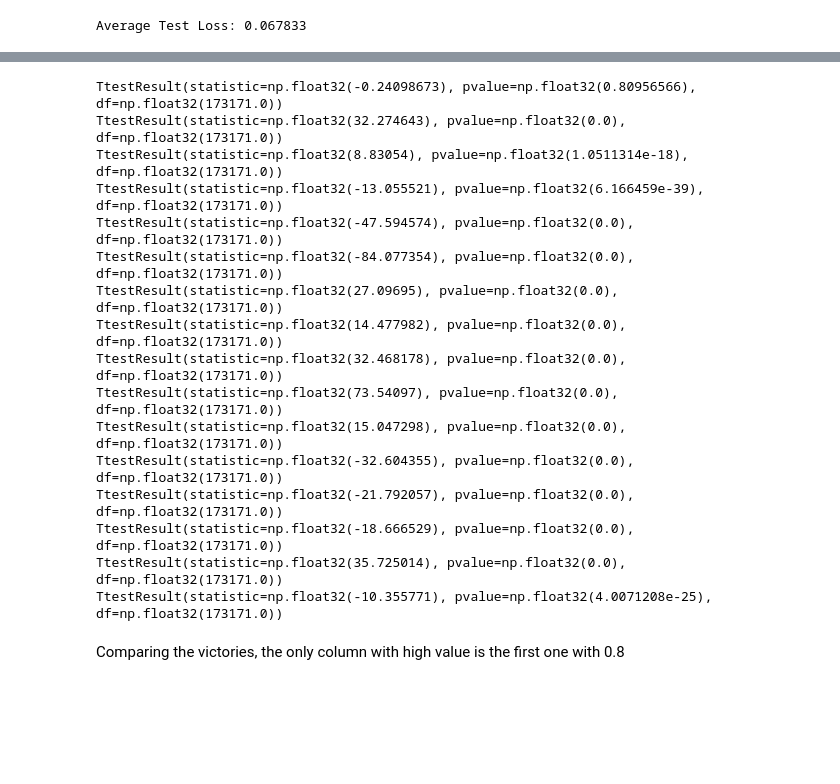
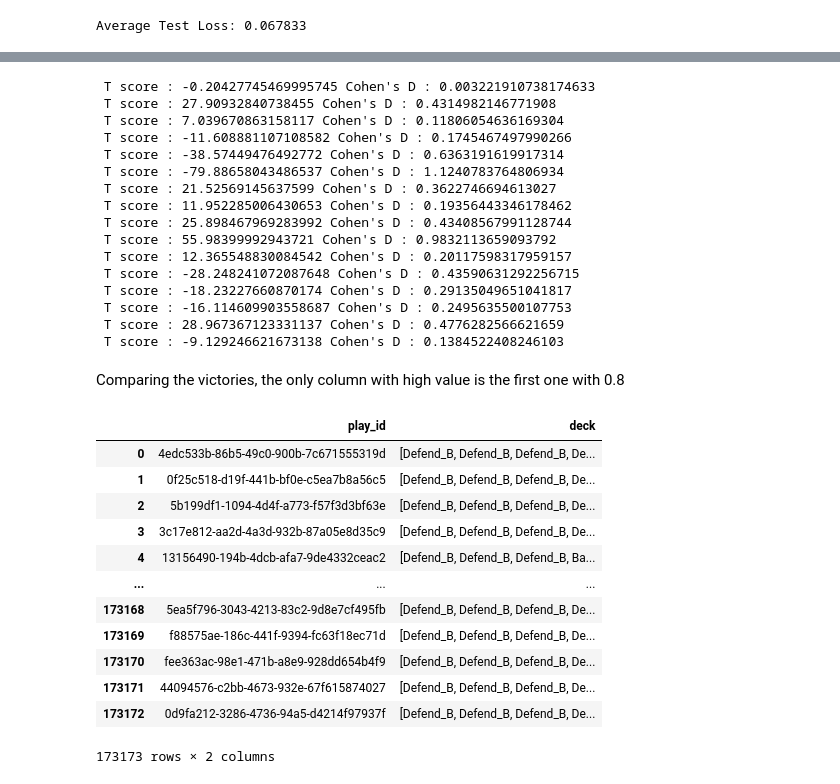
Before and after one commit to snikenbusper/slay-the-spire-defect-card-drafting, a Jupyter notebook: Analysis.ipynb, the cells around one changed output, grey strips where cells are left out. Drawn from its saved outputs; the diff is of its cells as text; code cells hidden in the pictures; blank space fills up the shorter version.

```diff
--- a/Analysis.ipynb
+++ b/Analysis.ipynb
@@ -744,26 +769,42 @@ Most the actual pearson correlation are also close to 0, with only 3 columns bei
 # %%
 for i in range(16):
-    print(stat.ttest_ind(
+    t = pg.ttest(
         auto_encoded_df.loc[auto_encoded_df['victory']==True,i],
         auto_encoded_df.loc[auto_encoded_df['victory']==False,i]
         )
-    )
+    print(f" T score : {t['T'].values[0]} Cohen's D : {t['cohen-d'].values[0]}")
 # %% [output]
-TtestResult(statistic=np.float32(-0.24098673), pvalue=np.float32(0.80956566), df=np.float32(173171.0))
-TtestResult(statistic=np.float32(32.274643), pvalue=np.float32(0.0), df=np.float32(173171.0))
-TtestResult(statistic=np.float32(8.83054), pvalue=np.float32(1.0511314e-18), df=np.float32(173171.0))
-TtestResult(statistic=np.float32(-13.055521), pvalue=np.float32(6.166459e-39), df=np.float32(173171.0))
-TtestResult(statistic=np.float32(-47.594574), pvalue=np.float32(0.0), df=np.float32(173171.0))
-TtestResult(statistic=np.float32(-84.077354), pvalue=np.float32(0.0), df=np.float32(173171.0))
-TtestResult(statistic=np.float32(27.09695), pvalue=np.float32(0.0), df=np.float32(173171.0))
-TtestResult(statistic=np.float32(14.477982), pvalue=np.float32(0.0), df=np.float32(173171.0))
-TtestResult(statistic=np.float32(32.468178), pvalue=np.float32(0.0), df=np.float32(173171.0))
-TtestResult(statistic=np.float32(73.54097), pvalue=np.float32(0.0), df=np.float32(173171.0))
-TtestResult(statistic=np.float32(15.047298), pvalue=np.float32(0.0), df=np.float32(173171.0))
-TtestResult(statistic=np.float32(-32.604355), pvalue=np.float32(0.0), df=np.float32(173171.0))
-TtestResult(statistic=np.float32(-21.792057), pvalue=np.float32(0.0), df=np.float32(173171.0))
-TtestResult(statistic=np.float32(-18.666529), pvalue=np.float32(0.0), df=np.float32(173171.0))
-TtestResult(statistic=np.float32(35.725014), pvalue=np.float32(0.0), df=np.float32(173171.0))
-TtestResult(statistic=np.float32(-10.355771), pvalue=np.float32(4.0071208e-25), df=np.float32(173171.0))
+ T score : -0.20427745469995745 Cohen's D : 0.003221910738174633
+ T score : 27.90932840738455 Cohen's D : 0.4314982146771908
+ T score : 7.039670863158117 Cohen's D : 0.11806054636169304
+ T score : -11.608881107108582 Cohen's D : 0.1745467497990266
+ T score : -38.57449476492772 Cohen's D : 0.6363191619917314
+ T score : -79.88658043486537 Cohen's D : 1.1240783764806934
+ T score : 21.52569145637599 Cohen's D : 0.3622746694613027
+ T score : 11.952285006430653 Cohen's D : 0.19356443346178462
+ T score : 25.898467969283992 Cohen's D : 0.43408567991128744
+ T score : 55.98399992943721 Cohen's D : 0.9832113659093792
+ T score : 12.365548830084542 Cohen's D : 0.20117598317959157
+ T score : -28.248241072087648 Cohen's D : 0.43590631292256715
+ T score : -18.23227660870174 Cohen's D : 0.29135049651041817
+ T score : -16.114609903558687 Cohen's D : 0.2495635500107753
+ T score : 28.967367123331137 Cohen's D : 0.4776282566621659
+ T score : -9.129246621673138 Cohen's D : 0.1384522408246103
 # %% [markdown]
 Comparing the victories, the only column with high value is the first one with 0.8
+# %%
+final_deck_list
+# %% [output]
+|  | play_id | deck |
+| 0 | 4edc533b-86b5-49c0-900b-7c671555319d | [Defend_B, Defend_B, Defend_B, De... |
+| 1 | 0f25c518-d19f-441b-bf0e-c5ea7b8a56c5 | [Defend_B, Defend_B, Defend_B, De... |
+| 2 | 5b199df1-1094-4d4f-a773-f57f3d3bf63e | [Defend_B, Defend_B, Defend_B, De... |
+| 3 | 3c17e812-aa2d-4a3d-932b-87a05e8d35c9 | [Defend_B, Defend_B, Defend_B, De... |
+| 4 | 13156490-194b-4dcb-afa7-9de4332ceac2 | [Defend_B, Defend_B, Defend_B, Ba... |
+| ... | ... | ... |
+| 173168 | 5ea5f796-3043-4213-83c2-9d8e7cf495fb | [Defend_B, Defend_B, Defend_B, De... |
+| 173169 | f88575ae-186c-441f-9394-fc63f18ec71d | [Defend_B, Defend_B, Defend_B, De... |
+| 173170 | fee363ac-98e1-471b-a8e9-928dd654b4f9 | [Defend_B, Defend_B, Defend_B, De... |
+| 173171 | 44094576-c2bb-4673-932e-67f615874027 | [Defend_B, Defend_B, Defend_B, De... |
+| 173172 | 0d9fa212-3286-4736-94a5-d4214f97937f | [Defend_B, Defend_B, Defend_B, De... |
+173173 rows × 2 columns
```
Also changed, not shown: parts of 11 cells of this notebook.
